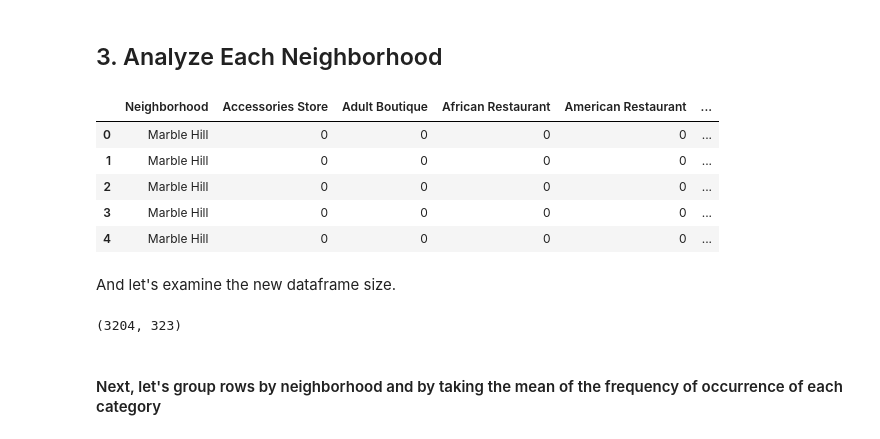
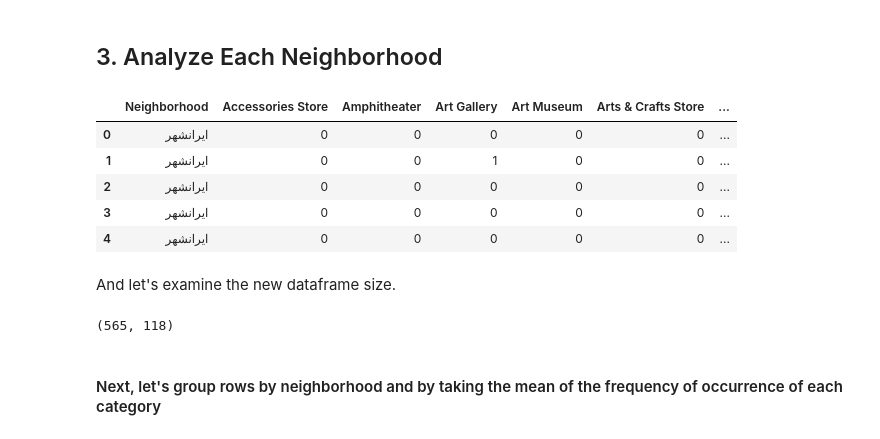
Before and after one commit to mjalalimanesh/IBM-Data-Science-Foursquare-Project, a Jupyter notebook: Tehran_Neighborhoods_Venue_Segmentation.ipynb, the cells around one changed output. Cells and saved outputs as stored; diff of their text form; code cells hidden in the pictures.

```diff
--- a/Tehran_Neighborhoods_Venue_Segmentation.ipynb
+++ b/Tehran_Neighborhoods_Venue_Segmentation.ipynb
@@ -399,7 +381,7 @@ def getNearbyVenues(names, latitudes, longitudes, radius=500):
 # %%
 # type your answer here
-manhattan_venues = getNearbyVenues(names=manhattan_data['Neighborhood'],
-                                   latitudes=manhattan_data['Latitude'],
-                                   longitudes=manhattan_data['Longitude']
+district6_venues = getNearbyVenues(names=district6['Neighborhood'],
+                                   latitudes=district6['Latitude'],
+                                   longitudes=district6['Longitude']
                                   )
 # %% [output]
@@ -468,29 +453,29 @@ There are 322 uniques categories.
 ## 3. Analyze Each Neighborhood
 # %%
 # one hot encoding
-manhattan_onehot = pd.get_dummies(manhattan_venues[['Venue Category']], prefix="", prefix_sep="")
+district6_onehot = pd.get_dummies(district6_venues[['Venue Category']], prefix="", prefix_sep="")
 
 # add neighborhood column back to dataframe
-manhattan_onehot['Neighborhood'] = manhattan_venues['Neighborhood']
+district6_onehot['Neighborhood'] = district6_venues['Neighborhood']
 
 # move neighborhood column to the first column
-fixed_columns = [manhattan_onehot.columns[-1]] + list(manhattan_onehot.columns[:-1])
-manhattan_onehot = manhattan_onehot[fixed_columns]
+fixed_columns = [district6_onehot.columns[-1]] + list(district6_onehot.columns[:-1])
+district6_onehot = district6_onehot[fixed_columns]
 
-manhattan_onehot.head()
+district6_onehot.head()
 # %% [output]
-|  | Neighborhood | Accessories Store | Adult Boutique | African Restaurant | American Restaurant | ... |
-| 0 | Marble Hill | 0 | 0 | 0 | 0 | ... |
-| 1 | Marble Hill | 0 | 0 | 0 | 0 | ... |
-| 2 | Marble Hill | 0 | 0 | 0 | 0 | ... |
-| 3 | Marble Hill | 0 | 0 | 0 | 0 | ... |
-| 4 | Marble Hill | 0 | 0 | 0 | 0 | ... |
+|  | Neighborhood | Accessories Store | Amphitheater | Art Gallery | Art Museum | Arts & Crafts Store | ... |
+| 0 | ایرانشهر | 0 | 0 | 0 | 0 | 0 | ... |
+| 1 | ایرانشهر | 0 | 0 | 1 | 0 | 0 | ... |
+| 2 | ایرانشهر | 0 | 0 | 0 | 0 | 0 | ... |
+| 3 | ایرانشهر | 0 | 0 | 0 | 0 | 0 | ... |
+| 4 | ایرانشهر | 0 | 0 | 0 | 0 | 0 | ... |
 # %% [markdown]
 And let's examine the new dataframe size.
 # %%
-manhattan_onehot.shape
+district6_onehot.shape
 # %% [output]
-(3204, 323)
+(565, 118)
 # %% [markdown]
 #### Next, let's group rows by neighborhood and by taking the mean of the frequency of occurrence of each category
 # %%
```
Also changed, not shown: parts of 24 cells of this notebook.
